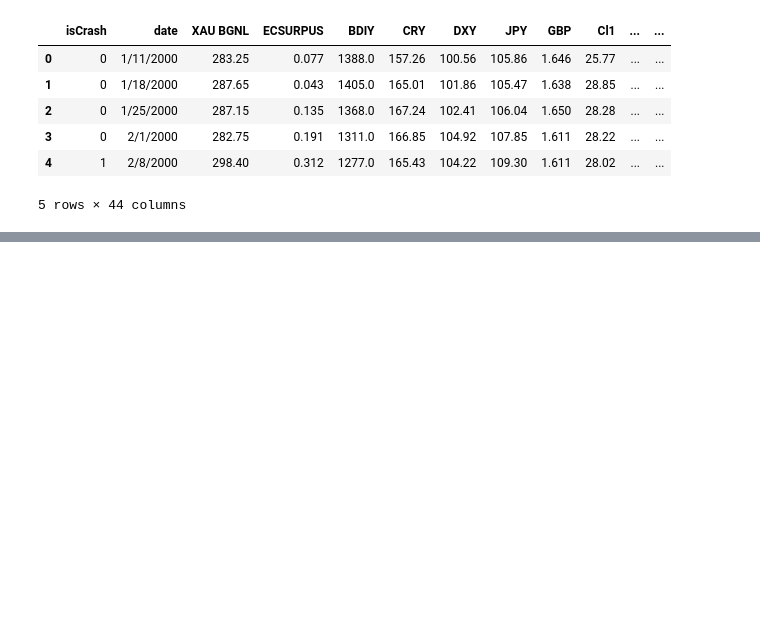
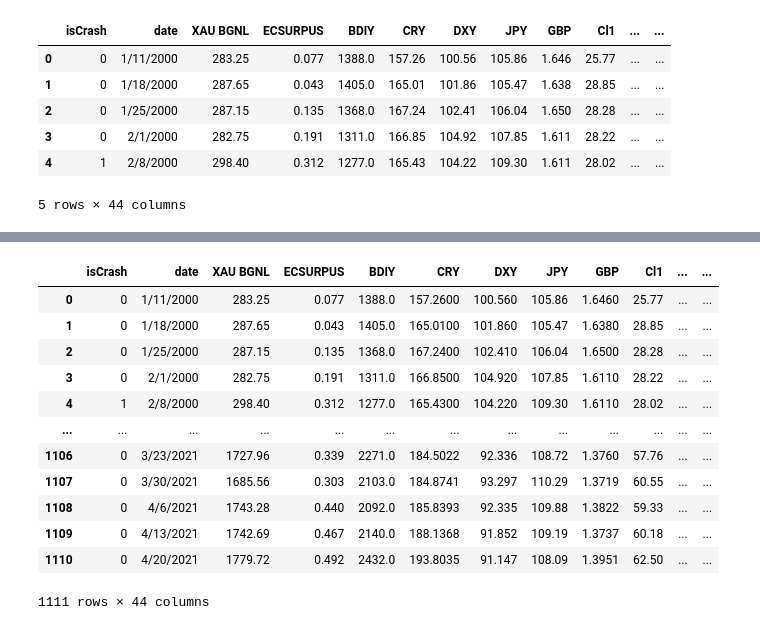
Before and after one commit to purohitamann/market-anomaly-detection, a Jupyter notebook: model_training.ipynb, the cells around one changed output, grey strips where cells are left out. Saved outputs shown, nothing was run; the diff lists cells and outputs as text; code cells hidden in the pictures; blank space fills up the shorter version.

```diff
--- a/model_training.ipynb
+++ b/model_training.ipynb
@@ -68,0 +79,16 @@ df.head()
+# %%
+df.dropna()
+# %% [output]
+|  | isCrash | date | XAU BGNL | ECSURPUS | BDIY | CRY | DXY | JPY | GBP | Cl1 | ... | ... |
+| 0 | 0 | 1/11/2000 | 283.25 | 0.077 | 1388.0 | 157.2600 | 100.560 | 105.86 | 1.6460 | 25.77 | ... | ... |
+| 1 | 0 | 1/18/2000 | 287.65 | 0.043 | 1405.0 | 165.0100 | 101.860 | 105.47 | 1.6380 | 28.85 | ... | ... |
+| 2 | 0 | 1/25/2000 | 287.15 | 0.135 | 1368.0 | 167.2400 | 102.410 | 106.04 | 1.6500 | 28.28 | ... | ... |
+| 3 | 0 | 2/1/2000 | 282.75 | 0.191 | 1311.0 | 166.8500 | 104.920 | 107.85 | 1.6110 | 28.22 | ... | ... |
+| 4 | 1 | 2/8/2000 | 298.40 | 0.312 | 1277.0 | 165.4300 | 104.220 | 109.30 | 1.6110 | 28.02 | ... | ... |
+| ... | ... | ... | ... | ... | ... | ... | ... | ... | ... | ... | ... | ... |
+| 1106 | 0 | 3/23/2021 | 1727.96 | 0.339 | 2271.0 | 184.5022 | 92.336 | 108.72 | 1.3760 | 57.76 | ... | ... |
+| 1107 | 0 | 3/30/2021 | 1685.56 | 0.303 | 2103.0 | 184.8741 | 93.297 | 110.29 | 1.3719 | 60.55 | ... | ... |
+| 1108 | 0 | 4/6/2021 | 1743.28 | 0.440 | 2092.0 | 185.8393 | 92.335 | 109.88 | 1.3822 | 59.33 | ... | ... |
+| 1109 | 0 | 4/13/2021 | 1742.69 | 0.467 | 2140.0 | 188.1368 | 91.852 | 109.19 | 1.3737 | 60.18 | ... | ... |
+| 1110 | 0 | 4/20/2021 | 1779.72 | 0.492 | 2432.0 | 193.8035 | 91.147 | 108.09 | 1.3951 | 62.50 | ... | ... |
+1111 rows × 44 columns
```
Also changed, not shown: parts of 25 cells of this notebook.
